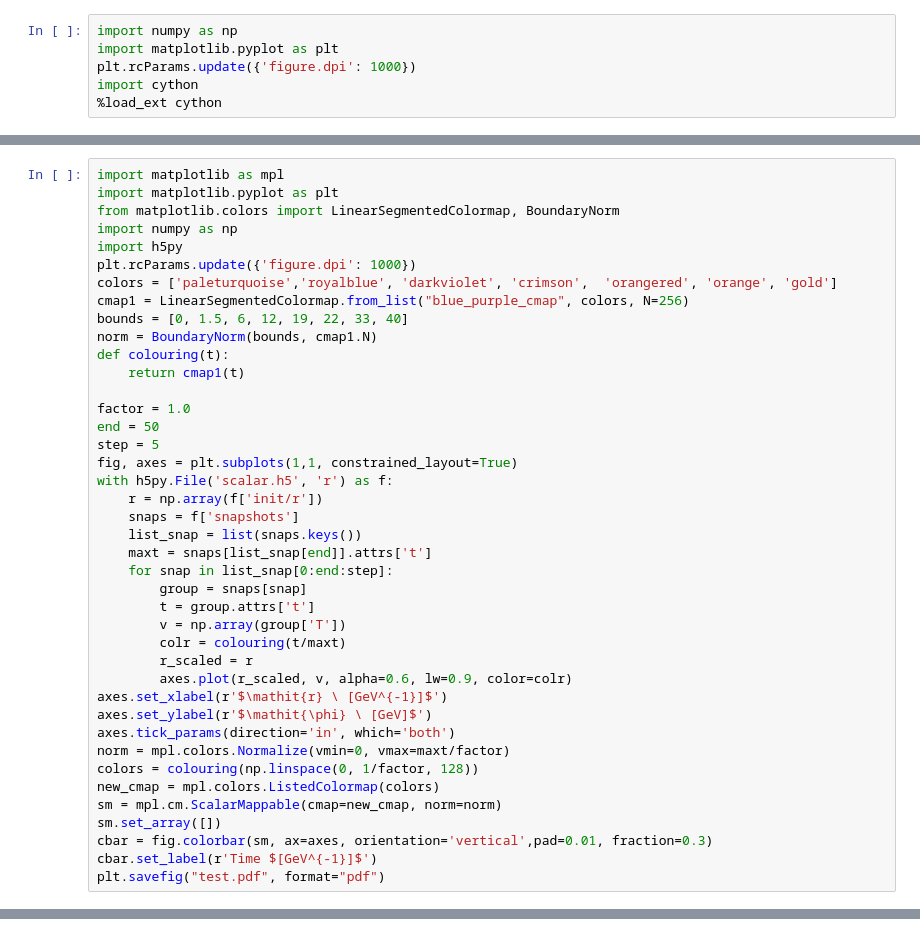
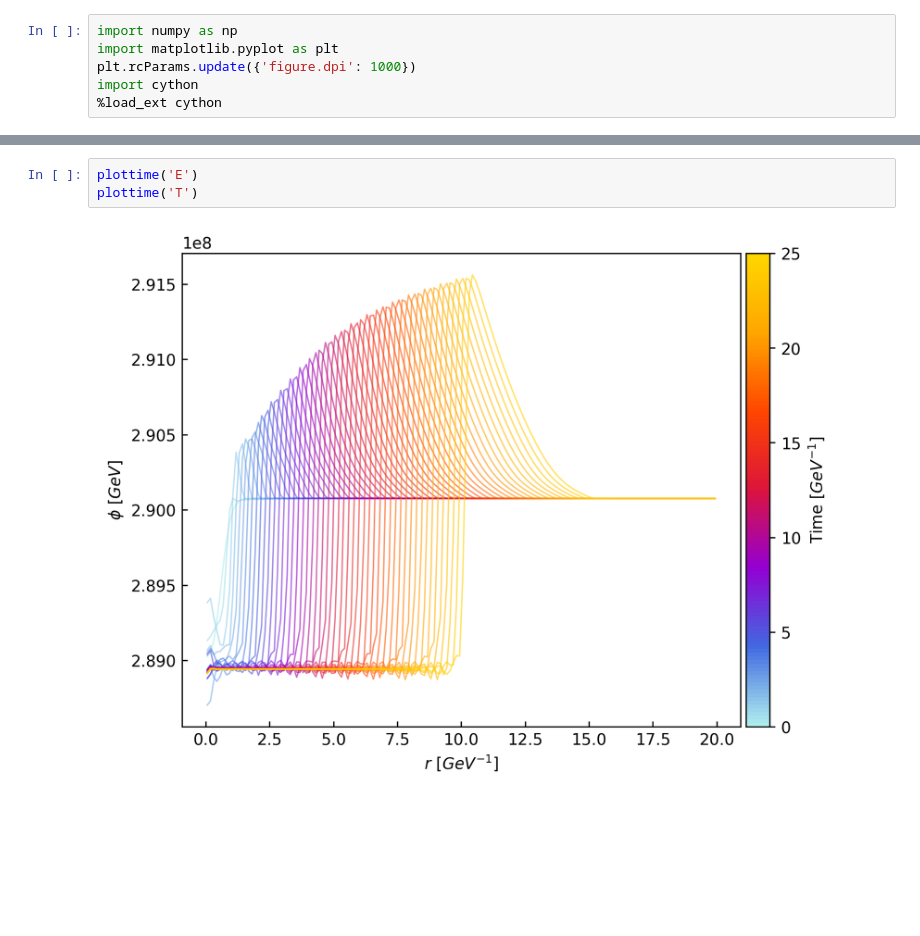
Before and after one commit to rmcg0016/Research2026, a Jupyter notebook: scalar_field_fluid.ipynb, the cells around one changed output, grey strips where cells are left out. Cells and saved outputs as stored; diff of their text form; blank space fills up the shorter version.

```diff
--- a/scalar_field_fluid.ipynb
+++ b/scalar_field_fluid.ipynb
@@ -931,41 +934,0 @@ RHS times: time1: 39.21599999172073, time2: 33.84799999181095, time3: 38.5099999
-# %%
-import matplotlib as mpl
-import matplotlib.pyplot as plt
-from matplotlib.colors import LinearSegmentedColormap, BoundaryNorm
-import numpy as np
-import h5py
-plt.rcParams.update({'figure.dpi': 1000})
-colors = ['paleturquoise','royalblue', 'darkviolet', 'crimson',  'orangered', 'orange', 'gold']
-cmap1 = LinearSegmentedColormap.from_list("blue_purple_cmap", colors, N=256)
-bounds = [0, 1.5, 6, 12, 19, 22, 33, 40]
-norm = BoundaryNorm(bounds, cmap1.N)
-def colouring(t):
-    return cmap1(t)
-
-factor = 1.0
-end = 50
-step = 5
-fig, axes = plt.subplots(1,1, constrained_layout=True)
-with h5py.File('scalar.h5', 'r') as f:
-    r = np.array(f['init/r'])
-    snaps = f['snapshots']
-    list_snap = list(snaps.keys())
-    maxt = snaps[list_snap[end]].attrs['t']
-    for snap in list_snap[0:end:step]:
-        group = snaps[snap]
-        t = group.attrs['t']
-        v = np.array(group['T'])
-        colr = colouring(t/maxt)
-        r_scaled = r
-        axes.plot(r_scaled, v, alpha=0.6, lw=0.9, color=colr)
-axes.set_xlabel(r'$\mathit{r} \ [GeV^{-1}]$')
-axes.set_ylabel(r'$\mathit{\phi} \ [GeV]$')
-axes.tick_params(direction='in', which='both')
-norm = mpl.colors.Normalize(vmin=0, vmax=maxt/factor)
-colors = colouring(np.linspace(0, 1/factor, 128))
-new_cmap = mpl.colors.ListedColormap(colors)
-sm = mpl.cm.ScalarMappable(cmap=new_cmap, norm=norm)
-sm.set_array([])
-cbar = fig.colorbar(sm, ax=axes, orientation='vertical',pad=0.01, fraction=0.3)
-cbar.set_label(r'Time $[GeV^{-1}]$')
-plt.savefig("test.pdf", format="pdf")
@@ -973,0 +998,5 @@ plt.savefig("test.pdf", format="pdf")
+# %%
+plottime('E')
+plottime('T')
+# %% [output]
+[figure, added]
```
Also changed, not shown: parts of 8 cells of this notebook.
